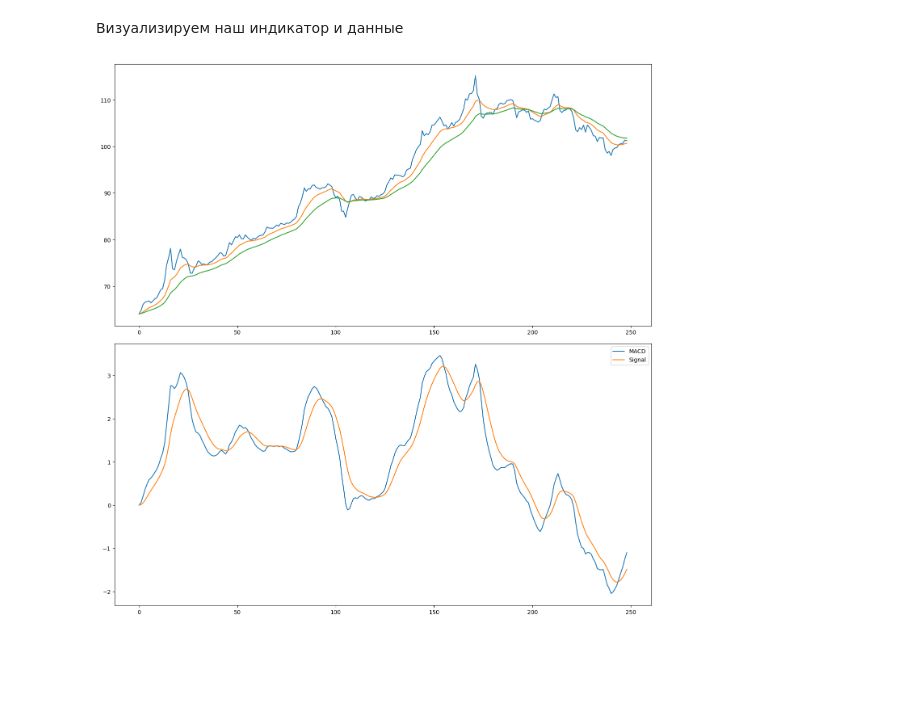
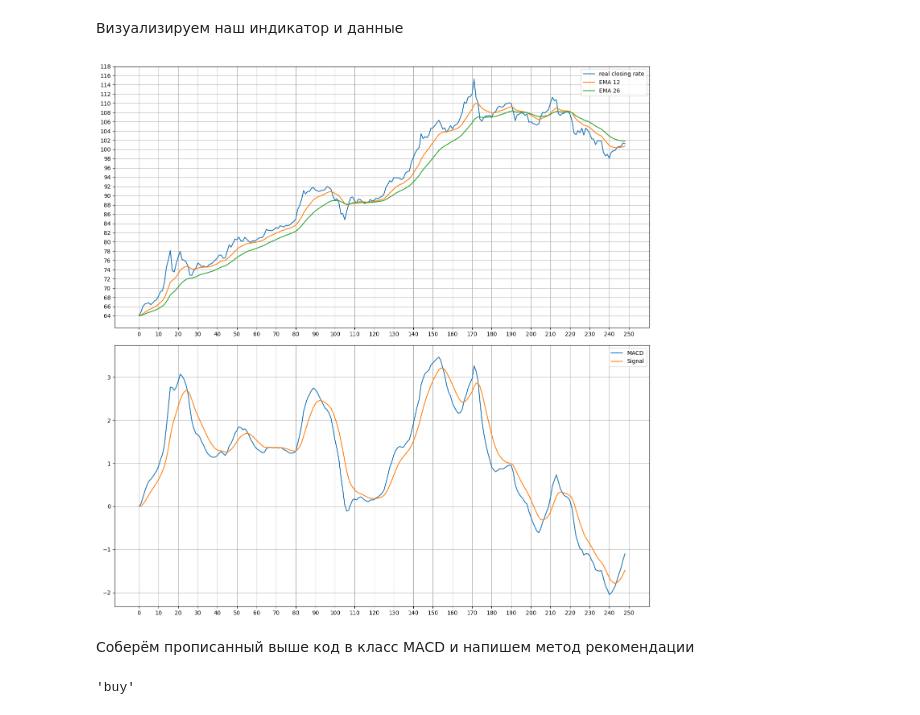
Before and after one commit to Seevpl/mmdss_evgenov, a Jupyter notebook: lab2/MM&DSS1.ipynb, the cells around one changed output. Cells and saved outputs as stored; diff of their text form; code cells hidden in the pictures; blank space fills up the shorter version.

Commit message:
Finished
Created a MACD class

```diff
--- a/lab2/MM&DSS1.ipynb
+++ b/lab2/MM&DSS1.ipynb
@@ -163,13 +163,22 @@ signal = ema(9, macd)
 # %%
 fig, axs = plt.subplots(nrows = 2 , ncols = 1, figsize = (14, 14))
 fig.tight_layout()
 
 axs[0].plot(data.index, data.rate, label='real closing rate')
 axs[0].plot(data.index, ema_12, label='EMA 12')
 axs[0].plot(data.index, ema_26, label='EMA 26')
+axs[0].legend();
+axs[0].set_xticks(np.linspace(0, 250, 26))
+axs[0].set_yticks(np.linspace(64, 118, 28))
+axs[0].grid(visible = True, which='both')
 
 axs[1].plot(data.index, macd, label='MACD')
 axs[1].plot(data.index, signal, label='Signal')
-plt.legend();
+axs[1].set_xticks(np.linspace(0, 250, 26))
+axs[1].set_yticks(np.linspace(-2, 3, 6))
+axs[1].grid()
+axs[1].legend();
 # %% [output]
-[figure, old version]
+[figure, new version]
+# %% [markdown]
+Соберём прописанный выше код в класс MACD и напишем метод рекомендации
@@ -175,0 +211,4 @@ plt.legend();
+# %%
+md.suggest()
+# %% [output]
+'buy'
```
Also changed, not shown: parts of 4 cells of this notebook.
